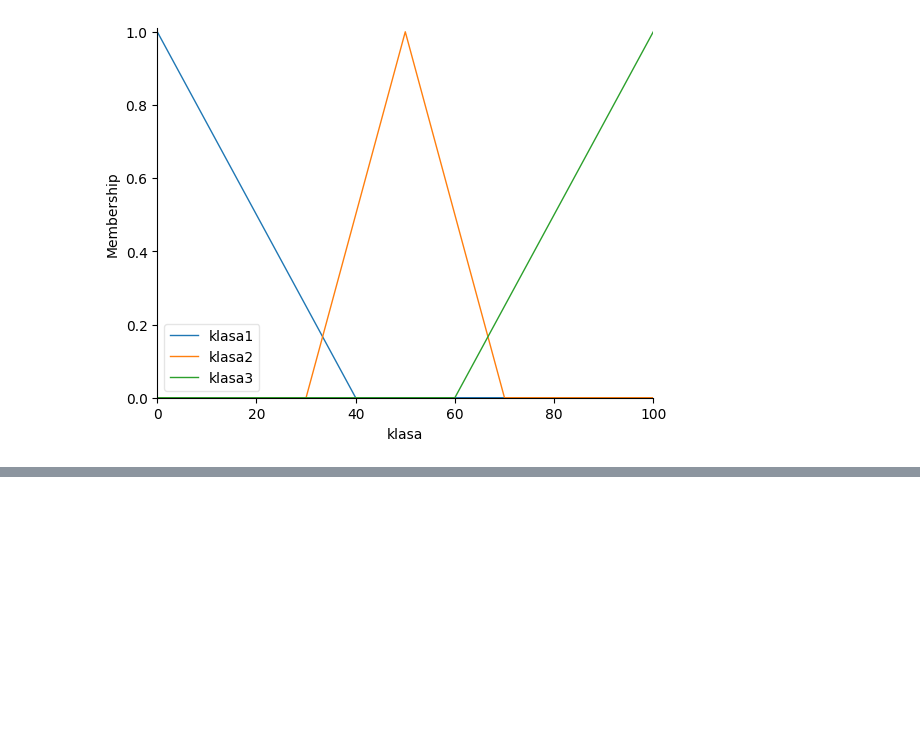
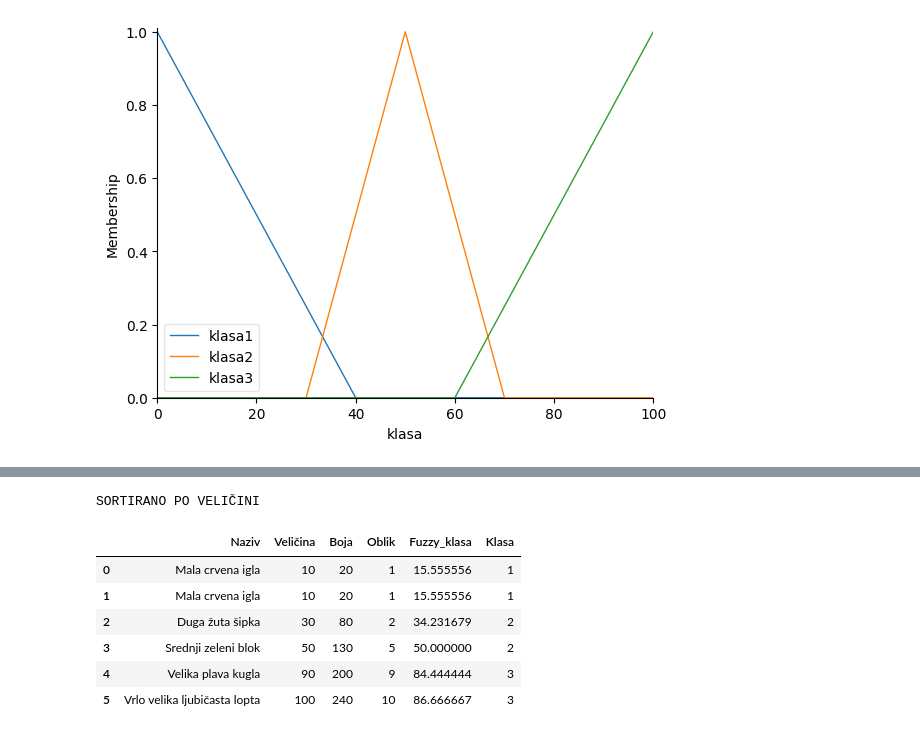
Before and after one commit to lvidak/UUI_projekt, a Jupyter notebook: UUI_projekt.ipynb, the cells around one changed output, grey strips where cells are left out. Drawn from its saved outputs; the diff is of its cells as text; code cells hidden in the pictures; blank space fills up the shorter version.

```diff
--- a/UUI_projekt.ipynb
+++ b/UUI_projekt.ipynb
@@ -138,0 +192,12 @@ def odredi_diskretnu_klasu_po_pripadnosti(k):
+# %%
+print("\nSORTIRANO PO VELIČINI")
+display(fs.sort_by('Veličina'))
+# %% [output]
+SORTIRANO PO VELIČINI
+|  | Naziv | Veličina | Boja | Oblik | Fuzzy_klasa | Klasa |
+| 0 | Mala crvena igla | 10 | 20 | 1 | 15.555556 | 1 |
+| 1 | Mala crvena igla | 10 | 20 | 1 | 15.555556 | 1 |
+| 2 | Duga žuta šipka | 30 | 80 | 2 | 34.231679 | 2 |
+| 3 | Srednji zeleni blok | 50 | 130 | 5 | 50.000000 | 2 |
+| 4 | Velika plava kugla | 90 | 200 | 9 | 84.444444 | 3 |
+| 5 | Vrlo velika ljubičasta lopta | 100 | 240 | 10 | 86.666667 | 3 |
```
Also changed, not shown: parts of 6 cells of this notebook.
